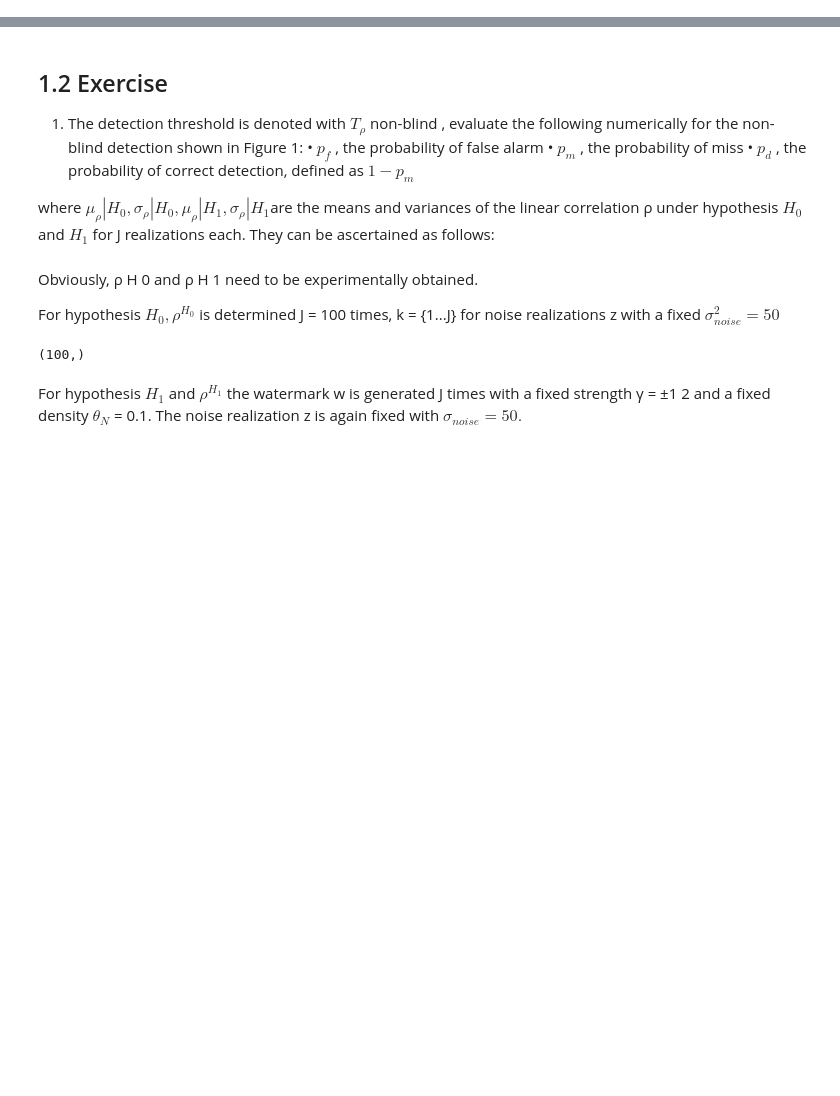
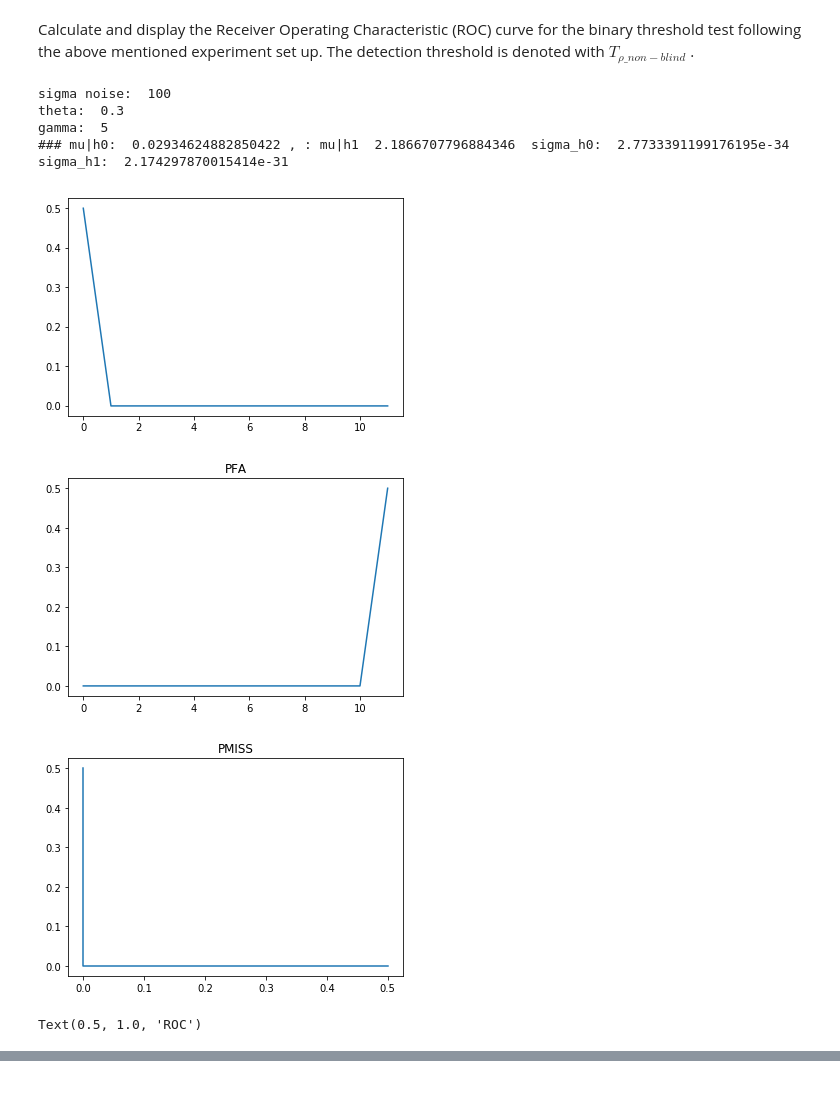
Before and after one commit to partizanos/multimedia_security, a Jupyter notebook: tp5.ipynb, the cells around one changed output, grey strips where cells are left out. Cells and saved outputs as stored; diff of their text form; code cells hidden in the pictures; blank space fills up the shorter version.

```diff
--- a/tp5.ipynb
+++ b/tp5.ipynb
@@ -49,0 +17,9 @@ w_non_blind = v - cam
+# %%
+import matplotlib.image as mpimg; import matplotlib.pyplot as plt; import numpy as np; import requests; from PIL import Image; from io import BytesIO; import math; from skimage import data
+
+url = "https://github.com/partizanos/multimedia_security/raw/master/multimedia_5/cameraman.tif"
+response = requests.get(url)
+im = Image.open(BytesIO(response.content))
+X  = np.array(im)
+N1, N2 = X.shape
+N = int(N1*N2)
@@ -49,0 +130,28 @@ w_non_blind = v - cam
+# %% [markdown]
+Calculate and display the Receiver Operating Characteristic (ROC) curve for the binary threshold
+test following the above mentioned experiment set up. The detection threshold is denoted with
+$T _{ρ\_ non-blind}$ .
+# %%
+from scipy.stats import norm
+sigma_noise, gamma, theta = 100, 5, 0.3
+
+[mu_H0, mu_H1, var_H0, var_H1] =  experiment(X, sigma_noise, gamma, theta, J );
+threshold = np.linspace(mu_H0-var_H0,mu_H1+var_H1,12);
+PFA=[]
+PMISS=[]
+for i in range(len(threshold)):
+    PFA.append(1 - norm.cdf(threshold[i], mu_H0, var_H0))
+    PMISS.append(norm.cdf(threshold[i], mu_H1, var_H1))
+
+plt.plot(PFA); plt.show(); plt.title("PFA")
+plt.plot(PMISS); plt.show(); plt.title("PMISS")
+plt.plot(PFA,PMISS); plt.show(); plt.title("ROC")
+# %% [output]
+sigma noise:  100
+theta:  0.3
+gamma:  5
+### mu|h0:  0.02934624882850422 , : mu|h1  2.1866707796884346  sigma_h0:  2.7733391199176195e-34 sigma_h1:  2.174297870015414e-31
+[figure, added]
+[figure, added]
+[figure, added]
+Text(0.5, 1.0, 'ROC')
@@ -50,11 +159,14 @@ w_non_blind = v - cam
 # %% [markdown]
-## 1.2 Exercise
+<!-- ## 1.2 Exercise
 1. The detection threshold is denoted with $T _ρ$ non-blind , evaluate the following numerically for the
 non-blind detection shown in Figure 1:
+
 • $p_f$ , the probability of false alarm
+
 • $p_m$ , the probability of miss
+
 • $p_ d$ , the probability of correct detection, defined as $1 − p _m$
 
 
 where $μ_ρ|H_0 , σ_ρ|H_0 , μ_ρ|H_1,  σ_ρ|H_1 $are the means and variances of the linear correlation ρ under
-hypothesis $H_0$ and $H_1$ for J realizations each. They can be ascertained as follows:
+hypothesis $H_0$ and $H_1$ for J realizations each. They can be ascertained as follows: -->
@@ -64,17 +172,0 @@ sigma = lambda p, mu: (np.sum(p - mu)**2) / p.shape[0]
-# %% [markdown]
-Obviously, ρ H 0 and ρ H 1 need to be experimentally obtained.
-
-For hypothesis $H_ 0 , ρ ^{H_0}$ is determined J = 100 times, k = {1...J} for noise realizations z with
-a fixed $\sigma^2 _{noise} = 50$
-# %%
-J = 100
-sigma = 50
-rho_h0 = np.random.normal(0, 50, J)
-rho_h0.shape
-# %% [output]
-(100,)
-# %% [markdown]
-For hypothesis $H_ 1$ and $ρ^{H_ 1}$ the watermark w is generated J times with a fixed strength γ = ±1
-2
-and a fixed density $θ _N$ = 0.1. The noise realization z is again fixed with $σ _{noise}
-= 50.$
```
Also changed, not shown: parts of 15 cells of this notebook.
